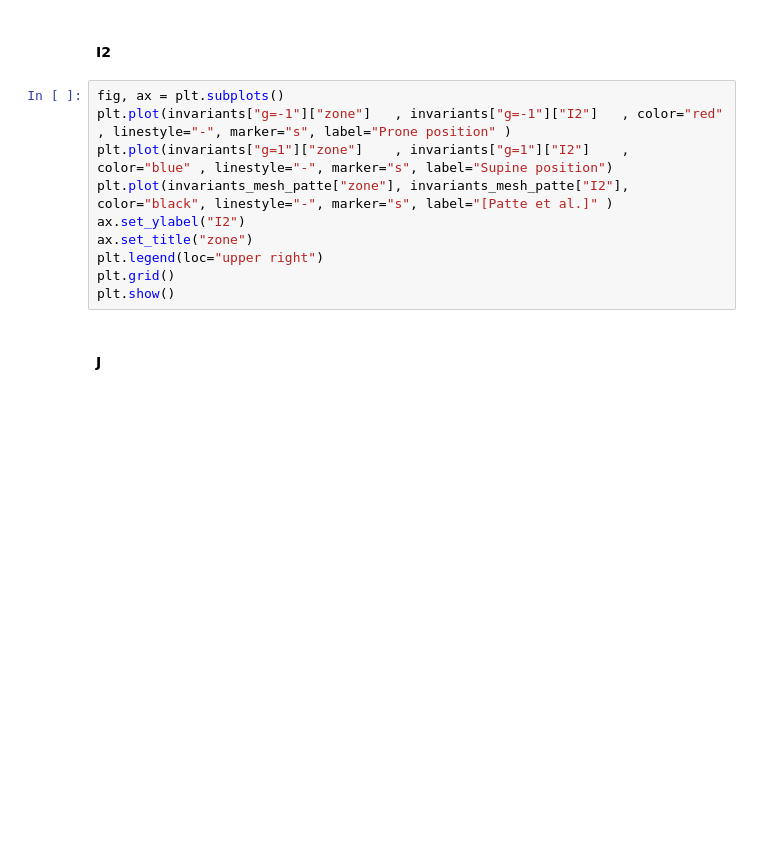
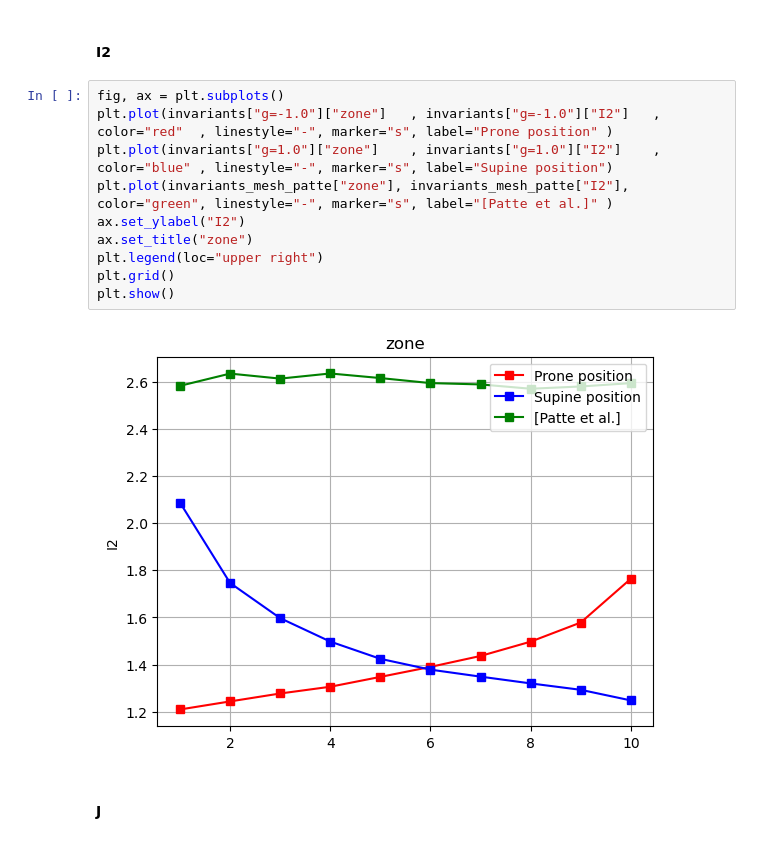
Before and after one commit to alicepeyraut/identification-methods-paper-demos, a Jupyter notebook: demos/Fig9.ipynb, the cells around one changed output. Saved outputs shown, nothing was run; the diff lists cells and outputs as text; blank space fills up the shorter version.

```diff
--- a/demos/Fig9.ipynb
+++ b/demos/Fig9.ipynb
@@ -145,14 +196,16 @@ plt.show()
 #### I2
 # %%
 fig, ax = plt.subplots()
-plt.plot(invariants["g=-1"]["zone"]   , invariants["g=-1"]["I2"]   , color="red"  , linestyle="-", marker="s", label="Prone position" )
-plt.plot(invariants["g=1"]["zone"]    , invariants["g=1"]["I2"]    , color="blue" , linestyle="-", marker="s", label="Supine position")
-plt.plot(invariants_mesh_patte["zone"], invariants_mesh_patte["I2"], color="black", linestyle="-", marker="s", label="[Patte et al.]" )
+plt.plot(invariants["g=-1.0"]["zone"]   , invariants["g=-1.0"]["I2"]   , color="red"  , linestyle="-", marker="s", label="Prone position" )
+plt.plot(invariants["g=1.0"]["zone"]    , invariants["g=1.0"]["I2"]    , color="blue" , linestyle="-", marker="s", label="Supine position")
+plt.plot(invariants_mesh_patte["zone"], invariants_mesh_patte["I2"], color="green", linestyle="-", marker="s", label="[Patte et al.]" )
 ax.set_ylabel("I2")
 ax.set_title("zone")
 plt.legend(loc="upper right")
 plt.grid()
 plt.show()
+# %% [output]
+[figure, added]
 # %% [markdown]
 #### J
 # %%
```
Also changed, not shown: parts of 10 cells of this notebook.
